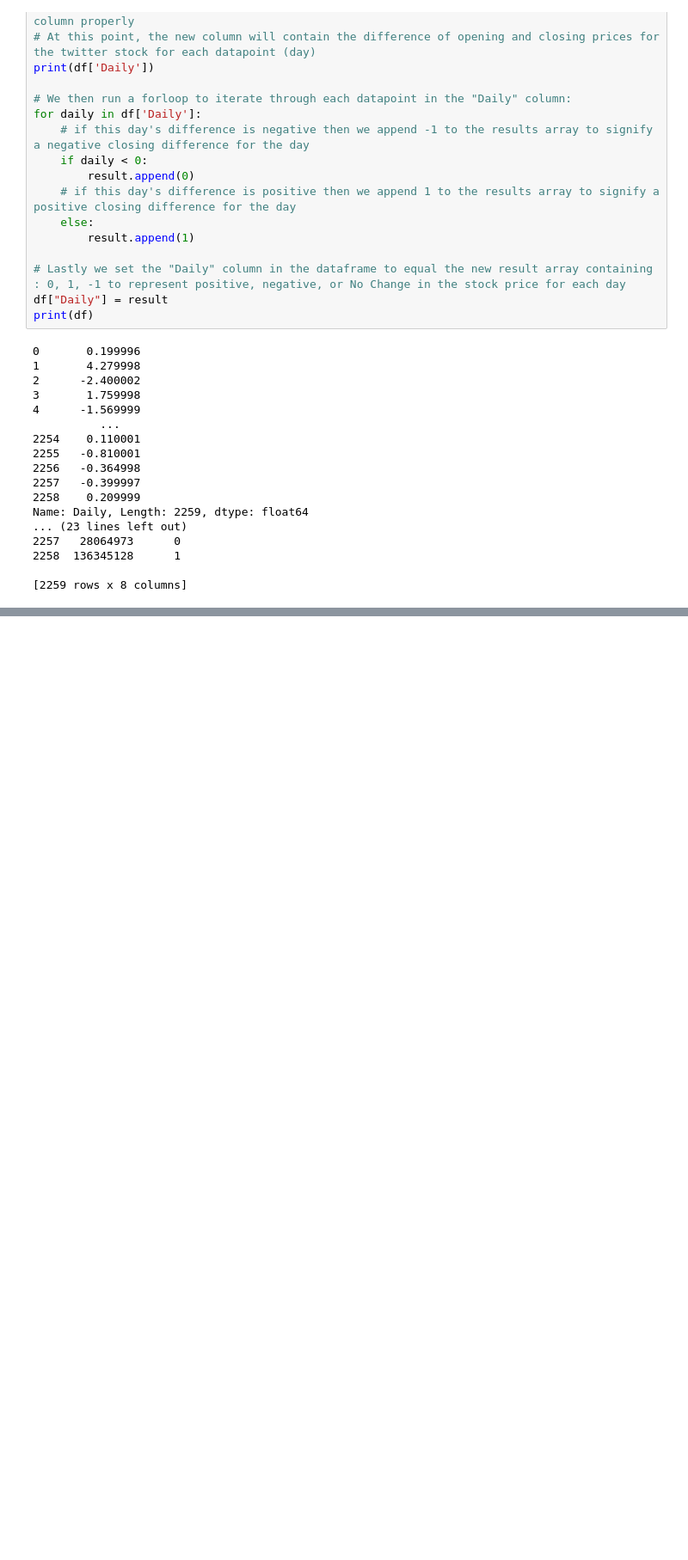
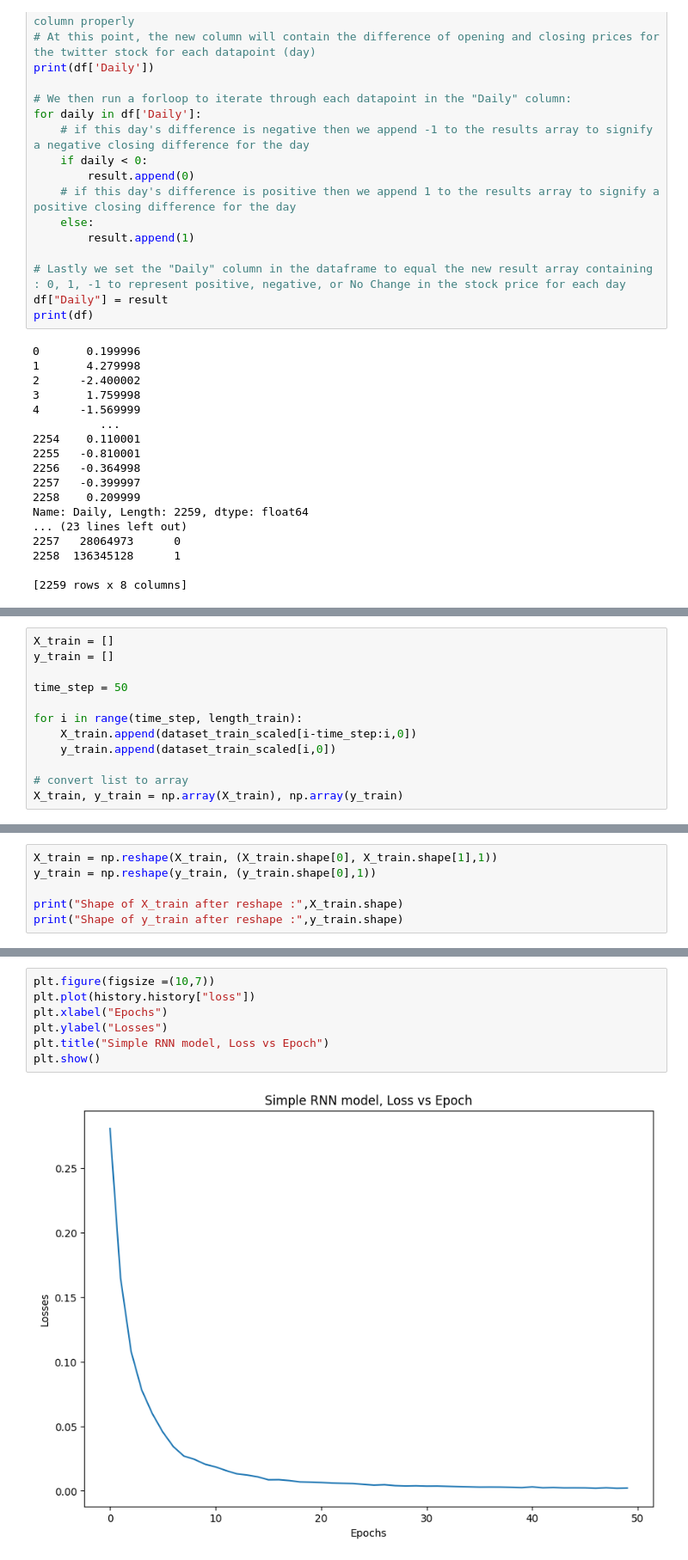
Before and after one commit to johnmaxpetrarca/StockVolatilityProject, a Jupyter notebook: projectStuff-2.ipynb, the cells around one changed output, grey strips where cells are left out. Shown at 86% size. Drawn from its saved outputs; the diff is of its cells as text; blank space fills up the shorter version.

```diff
--- a/projectStuff-2.ipynb
+++ b/projectStuff-2.ipynb
@@ -160,0 +231,12 @@ Variable Interaction Attempt Linear Regression:  0.04116865869853914
+# %%
+X_train = []
+y_train = []
+
+time_step = 50
+
+for i in range(time_step, length_train):
+    X_train.append(dataset_train_scaled[i-time_step:i,0])
+    y_train.append(dataset_train_scaled[i,0])
+
+# convert list to array
+X_train, y_train = np.array(X_train), np.array(y_train)
@@ -160,0 +249,6 @@ Variable Interaction Attempt Linear Regression:  0.04116865869853914
+# %%
+X_train = np.reshape(X_train, (X_train.shape[0], X_train.shape[1],1))
+y_train = np.reshape(y_train, (y_train.shape[0],1))
+
+print("Shape of X_train after reshape :",X_train.shape)
+print("Shape of y_train after reshape :",y_train.shape)
@@ -160,0 +391,9 @@ Variable Interaction Attempt Linear Regression:  0.04116865869853914
+# %%
+plt.figure(figsize =(10,7))
+plt.plot(history.history["loss"])
+plt.xlabel("Epochs")
+plt.ylabel("Losses")
+plt.title("Simple RNN model, Loss vs Epoch")
+plt.show()
+# %% [output]
+[figure, added]
```
Also changed, not shown: parts of 30 cells of this notebook.
